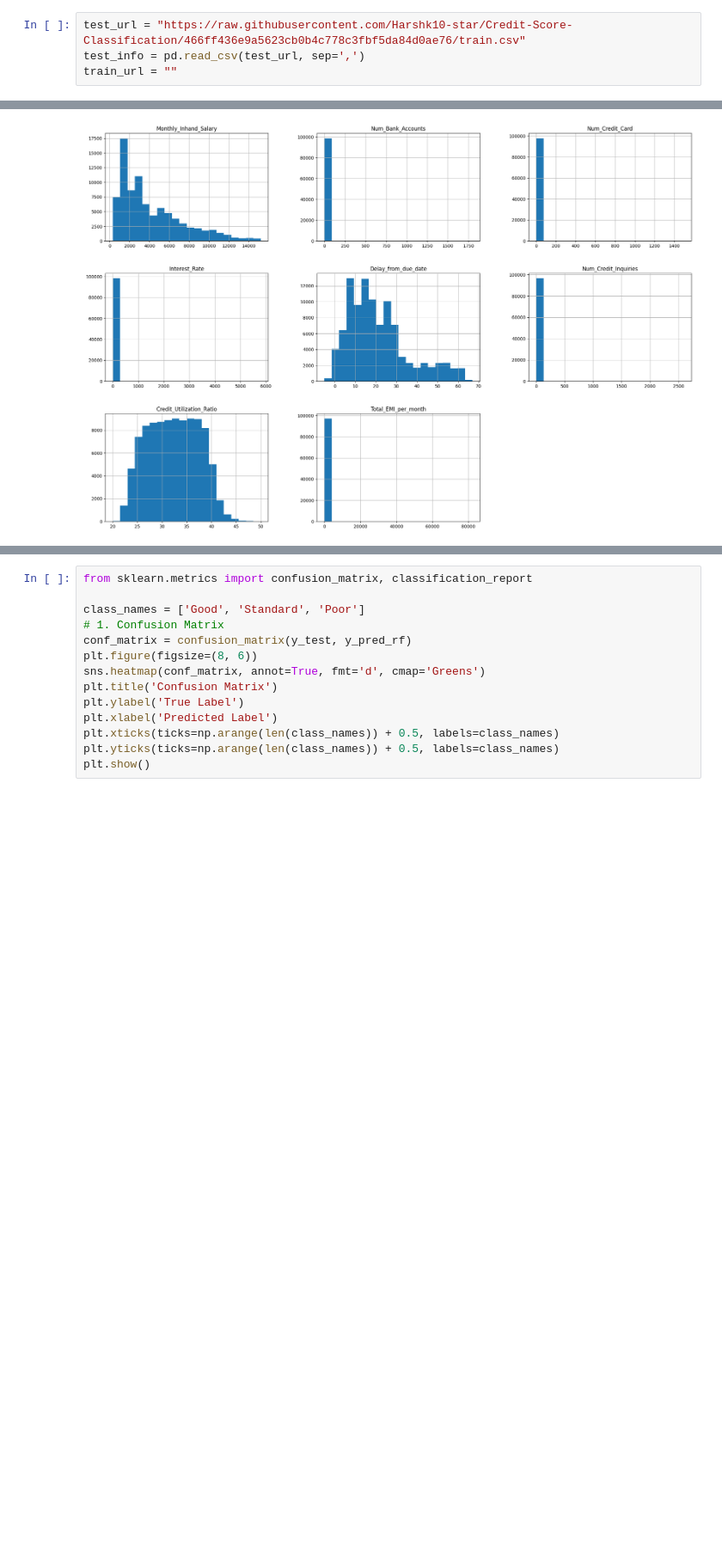
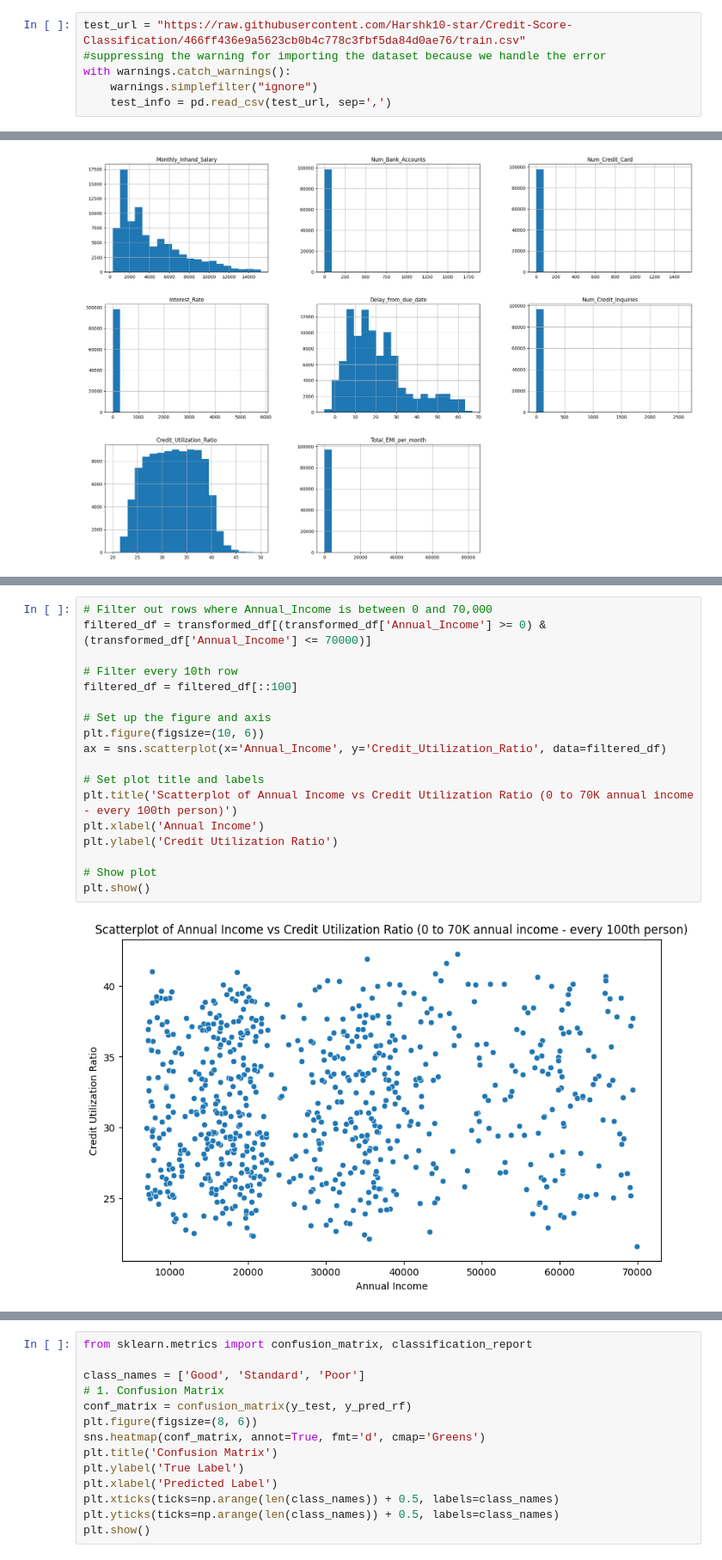
Before and after one commit to Harshk10-star/Credit-Score-Classification, a Jupyter notebook: project.ipynb, the cells around one changed output, grey strips where cells are left out. Shown at 86% size. Drawn from its saved outputs; the diff is of its cells as text; blank space fills up the shorter version.

```diff
--- a/project.ipynb
+++ b/project.ipynb
@@ -14,4 +14,6 @@ import warnings
 # %%
 test_url = "https://raw.githubusercontent.com/Harshk10-star/Credit-Score-Classification/466ff436e9a5623cb0b4c778c3fbf5da84d0ae76/train.csv"
-test_info = pd.read_csv(test_url, sep=',')
-train_url = ""
+#suppressing the warning for importing the dataset because we handle the error
+with warnings.catch_warnings():
+    warnings.simplefilter("ignore")
+    test_info = pd.read_csv(test_url, sep=',')
@@ -364,0 +396,20 @@ plt.show()
+# %%
+# Filter out rows where Annual_Income is between 0 and 70,000
+filtered_df = transformed_df[(transformed_df['Annual_Income'] >= 0) & (transformed_df['Annual_Income'] <= 70000)]
+
+# Filter every 10th row
+filtered_df = filtered_df[::100]
+
+# Set up the figure and axis
+plt.figure(figsize=(10, 6))
+ax = sns.scatterplot(x='Annual_Income', y='Credit_Utilization_Ratio', data=filtered_df)
+
+# Set plot title and labels
+plt.title('Scatterplot of Annual Income vs Credit Utilization Ratio (0 to 70K annual income - every 100th person)')
+plt.xlabel('Annual Income')
+plt.ylabel('Credit Utilization Ratio')
+
+# Show plot
+plt.show()
+# %% [output]
+[figure, added]
```
Also changed, not shown: parts of 17 cells of this notebook.
